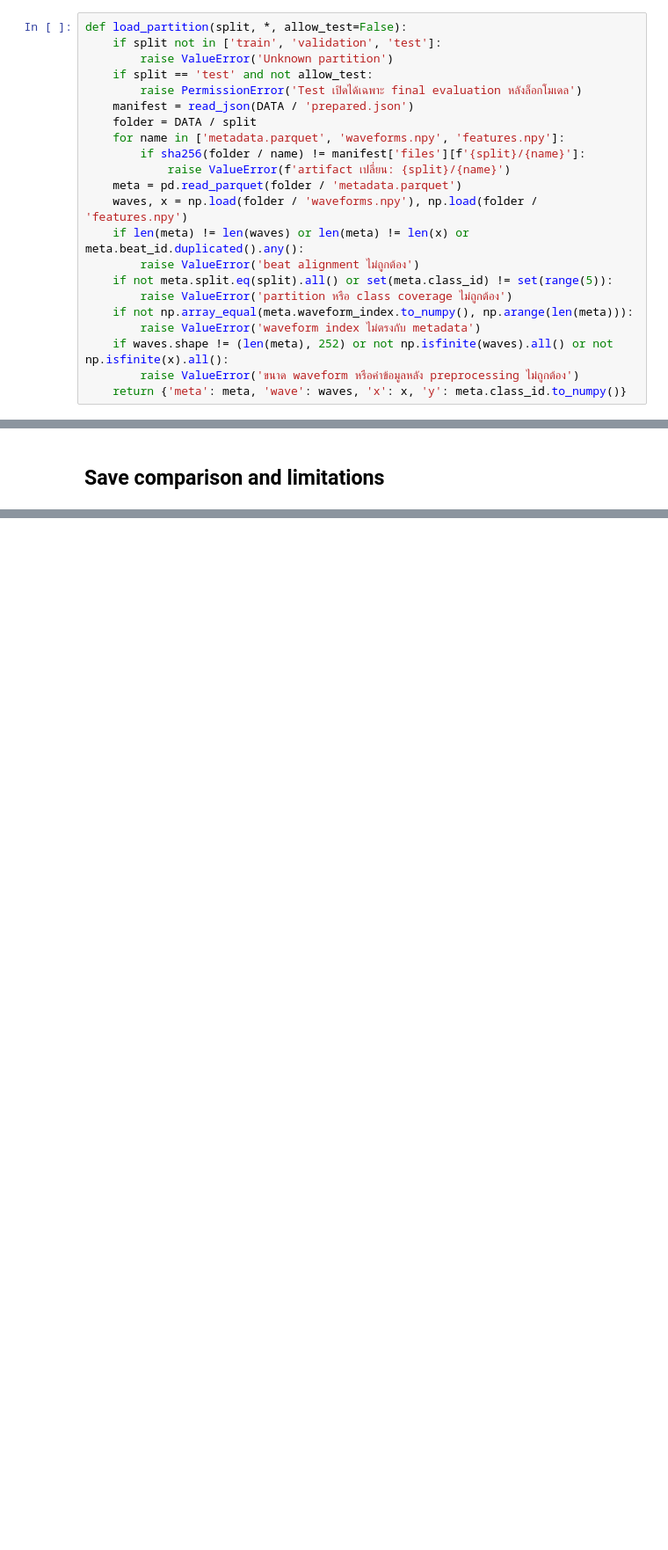
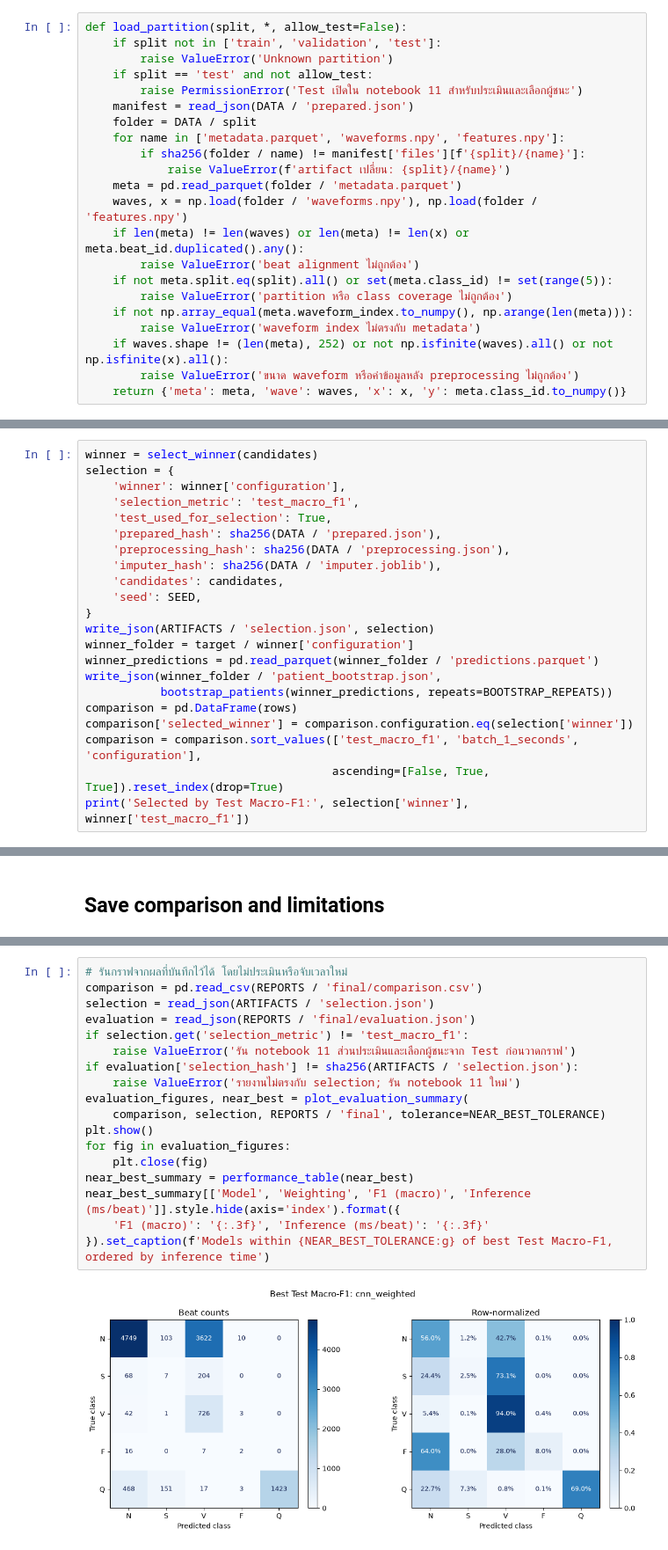
Before and after one commit to kkakongkiat/cardiac-arrhythmia-classification, a Jupyter notebook: model/11_Evaluation_comparison.ipynb, the cells around one changed output, grey strips where cells are left out. Shown at 88% size. Drawn from its saved outputs; the diff is of its cells as text; blank space fills up the shorter version.

```diff
--- a/model/11_Evaluation_comparison.ipynb
+++ b/model/11_Evaluation_comparison.ipynb
@@ -143,7 +173,7 @@ def load_partition(split, *, allow_test=False):
     if split not in ['train', 'validation', 'test']:
         raise ValueError('Unknown partition')
     if split == 'test' and not allow_test:
-        raise PermissionError('Test เปิดได้เฉพาะ final evaluation หลังล็อกโมเดล')
+        raise PermissionError('Test เปิดใน notebook 11 สำหรับประเมินและเลือกผู้ชนะ')
     manifest = read_json(DATA / 'prepared.json')
     folder = DATA / split
     for name in ['metadata.parquet', 'waveforms.npy', 'features.npy']:
@@ -262,0 +337,22 @@ for candidate in lock['candidates']:
+# %%
+winner = select_winner(candidates)
+selection = {
+    'winner': winner['configuration'],
+    'selection_metric': 'test_macro_f1',
+    'test_used_for_selection': True,
+    'prepared_hash': sha256(DATA / 'prepared.json'),
+    'preprocessing_hash': sha256(DATA / 'preprocessing.json'),
+    'imputer_hash': sha256(DATA / 'imputer.joblib'),
+    'candidates': candidates,
+    'seed': SEED,
+}
+write_json(ARTIFACTS / 'selection.json', selection)
+winner_folder = target / winner['configuration']
+winner_predictions = pd.read_parquet(winner_folder / 'predictions.parquet')
+write_json(winner_folder / 'patient_bootstrap.json',
+           bootstrap_patients(winner_predictions, repeats=BOOTSTRAP_REPEATS))
+comparison = pd.DataFrame(rows)
+comparison['selected_winner'] = comparison.configuration.eq(selection['winner'])
+comparison = comparison.sort_values(['test_macro_f1', 'batch_1_seconds', 'configuration'],
+                                    ascending=[False, True, True]).reset_index(drop=True)
+print('Selected by Test Macro-F1:', selection['winner'], winner['test_macro_f1'])
@@ -276,0 +527,20 @@ comparison
+# %%
+# รันกราฟจากผลที่บันทึกไว้ได้ โดยไม่ประเมินหรือจับเวลาใหม่
+comparison = pd.read_csv(REPORTS / 'final/comparison.csv')
+selection = read_json(ARTIFACTS / 'selection.json')
+evaluation = read_json(REPORTS / 'final/evaluation.json')
+if selection.get('selection_metric') != 'test_macro_f1':
+    raise ValueError('รัน notebook 11 ส่วนประเมินและเลือกผู้ชนะจาก Test ก่อนวาดกราฟ')
+if evaluation['selection_hash'] != sha256(ARTIFACTS / 'selection.json'):
+    raise ValueError('รายงานไม่ตรงกับ selection; รัน notebook 11 ใหม่')
+evaluation_figures, near_best = plot_evaluation_summary(
+    comparison, selection, REPORTS / 'final', tolerance=NEAR_BEST_TOLERANCE)
+plt.show()
+for fig in evaluation_figures:
+    plt.close(fig)
+near_best_summary = performance_table(near_best)
+near_best_summary[['Model', 'Weighting', 'F1 (macro)', 'Inference (ms/beat)']].style.hide(axis='index').format({
+    'F1 (macro)': '{:.3f}', 'Inference (ms/beat)': '{:.3f}'
+}).set_caption(f'Models within {NEAR_BEST_TOLERANCE:g} of best Test Macro-F1, ordered by inference time')
+# %% [output]
+[figure, added]
```
Also changed, not shown: parts of 26 cells of this notebook, 17 other files.
